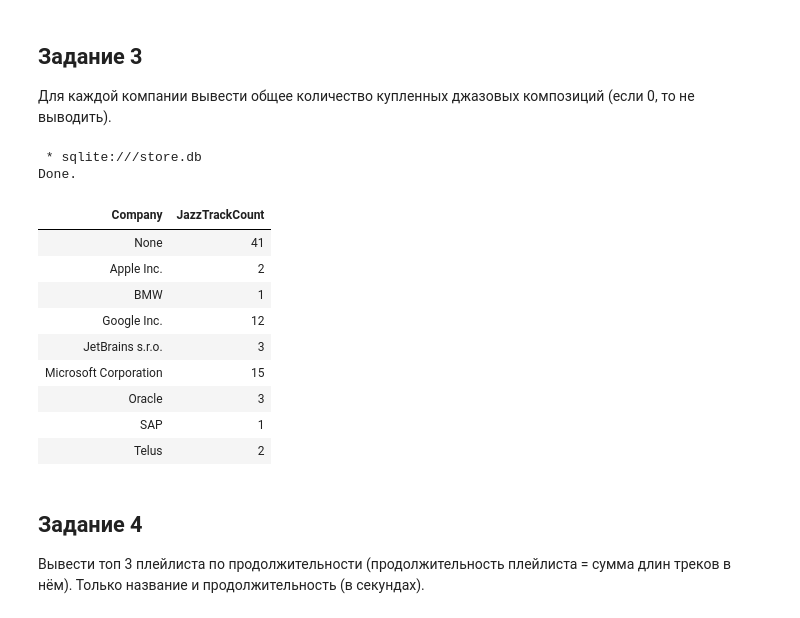
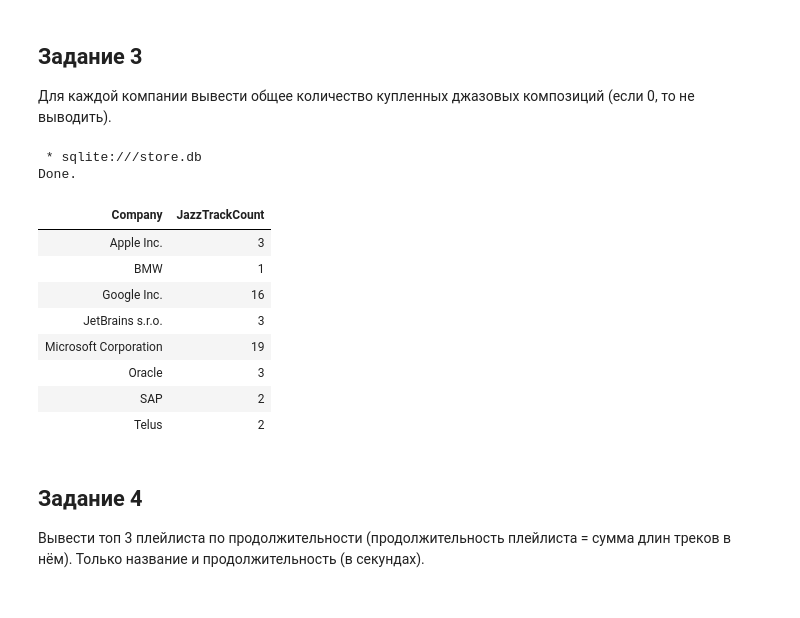
Before and after one commit to AstronomekDomansky/-.-1, a Jupyter notebook: _2.ipynb, the cells around one changed output. Saved outputs shown, nothing was run; the diff lists cells and outputs as text; code cells hidden in the pictures.

```diff
--- a/_2.ipynb
+++ b/_2.ipynb
@@ -79,25 +79,24 @@ Done.
 Для каждой компании вывести общее количество купленных джазовых композиций (если 0, то не выводить).
 # %%
 %%sql
-SELECT c.Company, COUNT(*) AS JazzTrackCount
-    FROM customers c
-JOIN invoices inv ON c.CustomerId = inv.CustomerId
-JOIN invoice_items ii ON inv.InvoiceId = ii.InvoiceId
-JOIN tracks t ON ii.TrackId = t.TrackId
-WHERE t.GenreId = (SELECT GenreId FROM genres WHERE Name = 'Jazz')
-GROUP BY c.Company;
+SELECT customers.Company, SUM(invoice_items.Quantity) AS JazzTrackCount FROM customers
+JOIN invoices ON customers.CustomerId = invoices.CustomerId
+JOIN invoice_items ON invoices.InvoiceId = invoice_items.InvoiceId
+JOIN tracks ON invoice_items.TrackId = tracks.TrackId
+WHERE tracks.GenreId = (SELECT GenreId FROM genres WHERE Name = 'Jazz')
+AND customers.Company IS NOT NULL
+GROUP BY customers.Company;
 # %% [output]
  * sqlite:///store.db
 Done.
 | Company | JazzTrackCount |
-| None | 41 |
-| Apple Inc. | 2 |
+| Apple Inc. | 3 |
 | BMW | 1 |
-| Google Inc. | 12 |
+| Google Inc. | 16 |
 | JetBrains s.r.o. | 3 |
-| Microsoft Corporation | 15 |
+| Microsoft Corporation | 19 |
 | Oracle | 3 |
-| SAP | 1 |
+| SAP | 2 |
 | Telus | 2 |
 # %% [markdown]
 ## Задание 4
```
Also changed, not shown: parts of 4 cells of this notebook.
